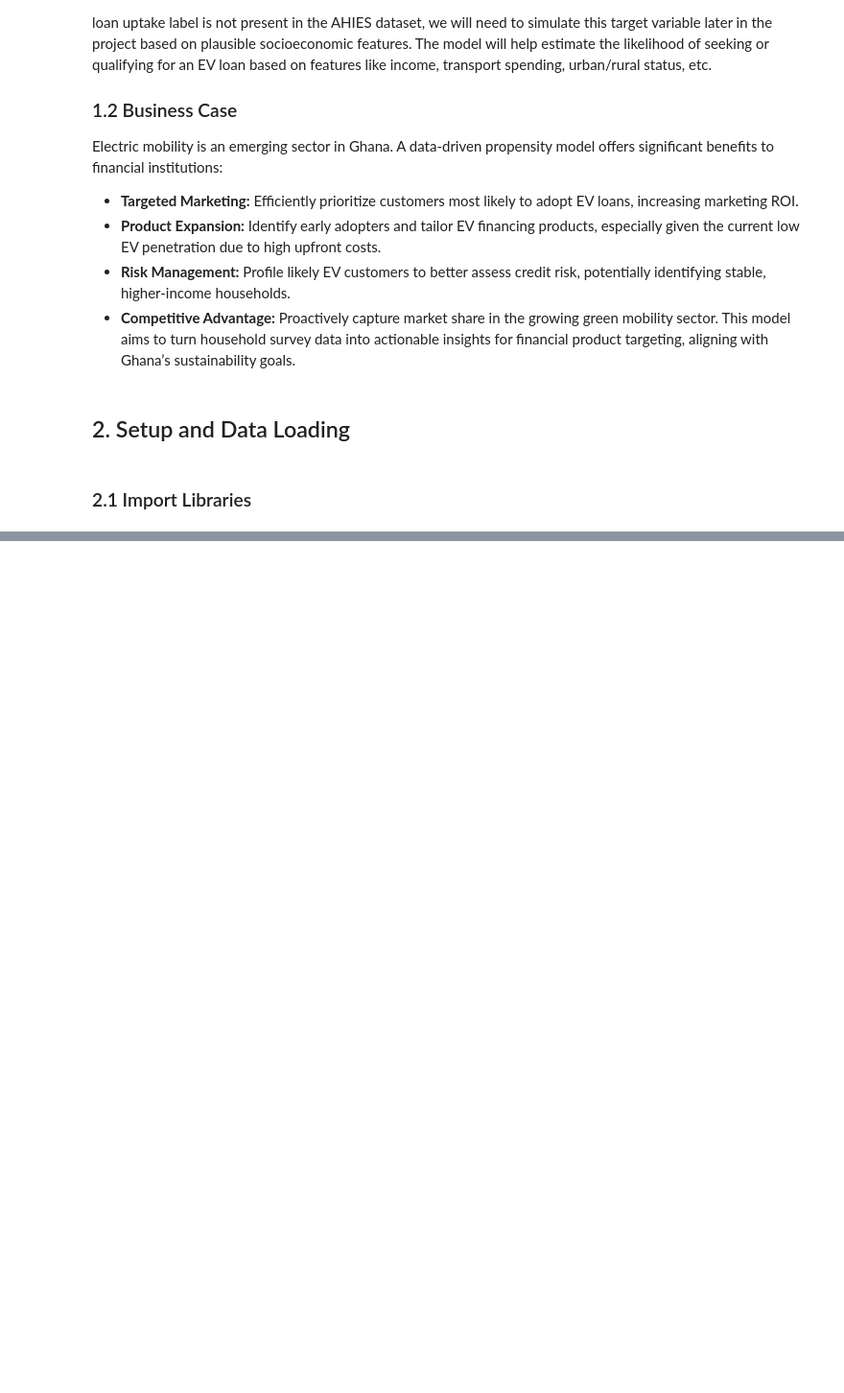
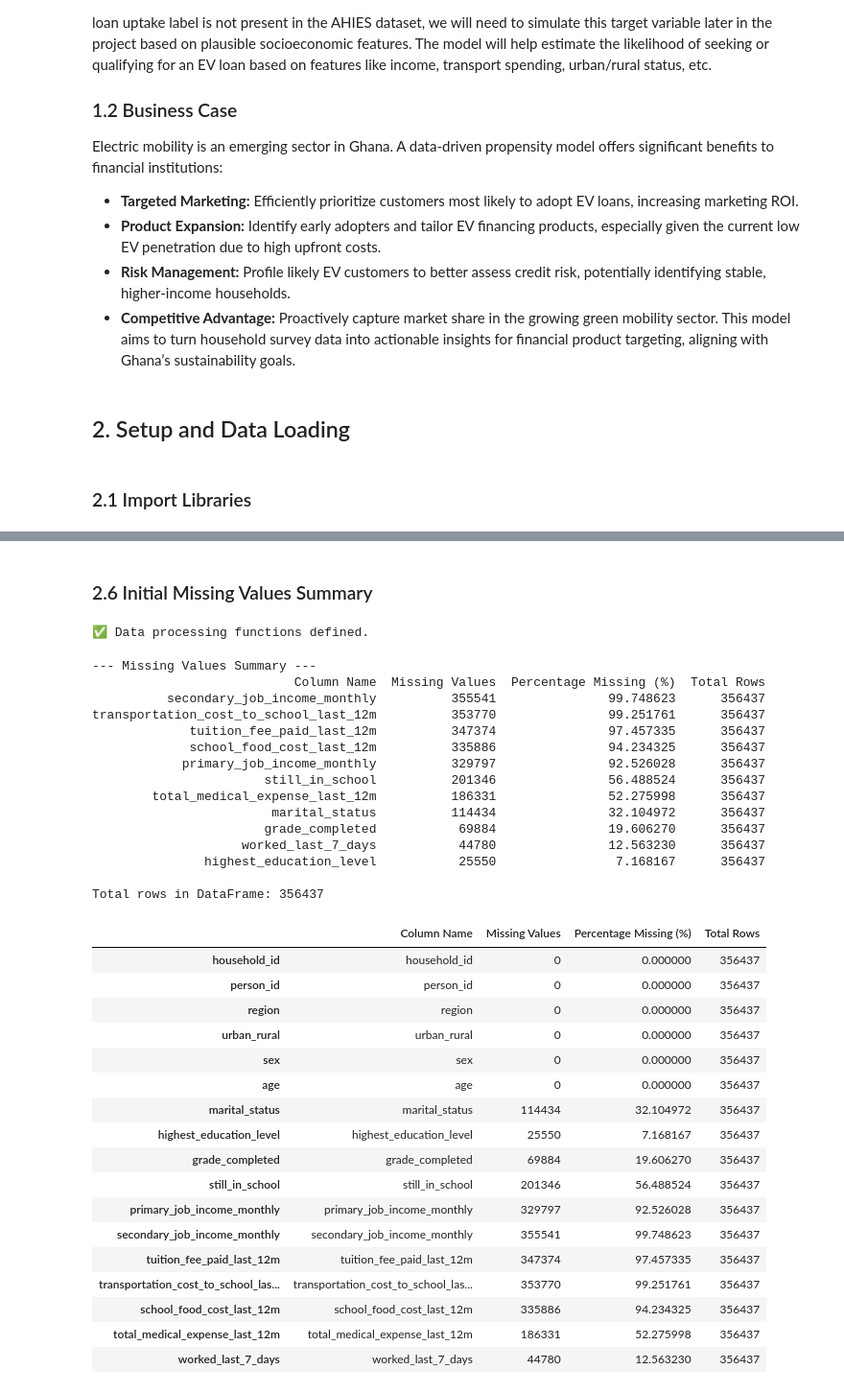
Before and after one commit to edjeani-data-labs/gh-ev-finance-propensity, a Jupyter notebook: notebooks/01_data_ingestion_and_eda.ipynb, the cells around one changed output, grey strips where cells are left out. Shown: that part at 96% size. Drawn from its saved outputs; the diff is of its cells as text; code cells hidden in the pictures; blank space fills up the shorter version.

Commit message:
add custom functions for cleaning

```diff
--- a/notebooks/01_data_ingestion_and_eda.ipynb
+++ b/notebooks/01_data_ingestion_and_eda.ipynb
@@ -60,18 +63,7 @@ Raw file path: ../data/01_raw/AHIES2022Q1_2023Q3_SEC01234_202402.csv
 # %%
-df_raw = None # Initialize df_raw
+# Load raw data using our function
+df_raw = dp.load_raw_data(config.RAW_DATA_PATH)
 
-try:
-    df_raw = pd.read_csv(raw_file_path, encoding="ISO-8859-1", low_memory=False)
-    print(f"✅ File '{raw_file_name}' loaded successfully with ISO-8859-1 encoding from '{raw_file_path}'.")
-except UnicodeDecodeError:
-    try:
-        df_raw = pd.read_csv(raw_file_path, encoding="windows-1252", low_memory=False)
-        print(f"✅ File '{raw_file_name}' loaded successfully with windows-1252 encoding from '{raw_file_path}'.")
-    except Exception as e:
-        print(f"❌ Error loading file '{raw_file_name}' with windows-1252 encoding: {e}")
-except FileNotFoundError:
-    print(f"❌ Error: The file was not found at '{raw_file_path}'.")
-    print("Please ensure the file exists in the specified directory and the name is correct.")
-except Exception as e:
-    print(f"❌ An unexpected error occurred while loading the file: {e}")
+# Select and rename columns using our function and config
+df_selected = dp.select_and_rename_cols(df_raw, config.COLUMNS_TO_EXTRACT)
 # %% [output]
@@ -229,0 +149,51 @@ else:
+# %% [markdown]
+### 2.6 Initial Missing Values Summary
+# %%
+## remove this code if needed.
+## it reloads the src module again without restarting the kernel
+import importlib
+from src import data_processing
+
+importlib.reload(data_processing)
+
+# Rebind the shorthand alias
+from src import data_processing as dp
+# %% [output]
+✅ Data processing functions defined.
+# %%
+# initial display summary of missing values
+dp.display_missing_values_summary(df_selected)
+# %% [output]
+--- Missing Values Summary ---
+                           Column Name  Missing Values  Percentage Missing (%)  Total Rows
+          secondary_job_income_monthly          355541               99.748623      356437
+transportation_cost_to_school_last_12m          353770               99.251761      356437
+             tuition_fee_paid_last_12m          347374               97.457335      356437
+             school_food_cost_last_12m          335886               94.234325      356437
+            primary_job_income_monthly          329797               92.526028      356437
+                       still_in_school          201346               56.488524      356437
+        total_medical_expense_last_12m          186331               52.275998      356437
+                        marital_status          114434               32.104972      356437
+                       grade_completed           69884               19.606270      356437
+                    worked_last_7_days           44780               12.563230      356437
+               highest_education_level           25550                7.168167      356437
+
+Total rows in DataFrame: 356437
+|  | Column Name | Missing Values | Percentage Missing (%) | Total Rows |
+| household_id | household_id | 0 | 0.000000 | 356437 |
+| person_id | person_id | 0 | 0.000000 | 356437 |
+| region | region | 0 | 0.000000 | 356437 |
+| urban_rural | urban_rural | 0 | 0.000000 | 356437 |
+| sex | sex | 0 | 0.000000 | 356437 |
+| age | age | 0 | 0.000000 | 356437 |
+| marital_status | marital_status | 114434 | 32.104972 | 356437 |
+| highest_education_level | highest_education_level | 25550 | 7.168167 | 356437 |
+| grade_completed | grade_completed | 69884 | 19.606270 | 356437 |
+| still_in_school | still_in_school | 201346 | 56.488524 | 356437 |
+| primary_job_income_monthly | primary_job_income_monthly | 329797 | 92.526028 | 356437 |
+| secondary_job_income_monthly | secondary_job_income_monthly | 355541 | 99.748623 | 356437 |
+| tuition_fee_paid_last_12m | tuition_fee_paid_last_12m | 347374 | 97.457335 | 356437 |
+| transportation_cost_to_school_las... | transportation_cost_to_school_las... | 353770 | 99.251761 | 356437 |
+| school_food_cost_last_12m | school_food_cost_last_12m | 335886 | 94.234325 | 356437 |
+| total_medical_expense_last_12m | total_medical_expense_last_12m | 186331 | 52.275998 | 356437 |
+| worked_last_7_days | worked_last_7_days | 44780 | 12.563230 | 356437 |
```
Also changed, not shown: parts of 20 cells of this notebook, 2 other files.
